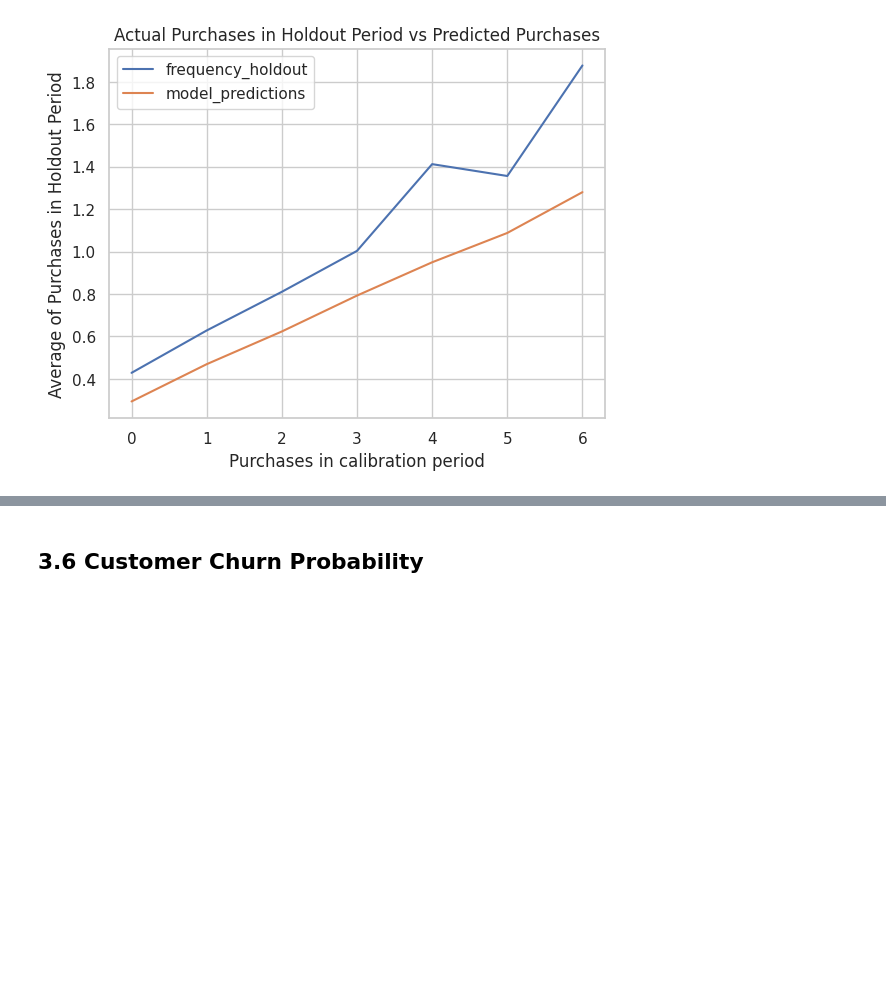
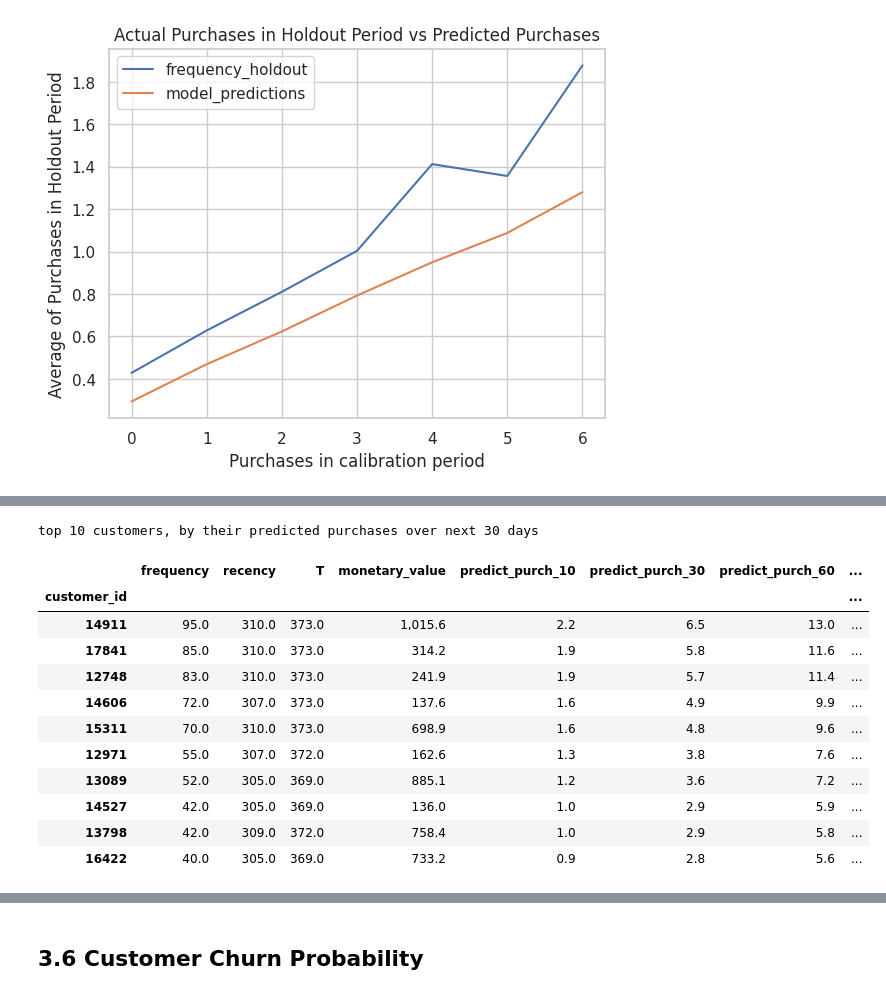
Before and after one commit to Nayoung-young/prj-ecommerce-ltv, a Jupyter notebook: e_commerce_LTV.ipynb, the cells around one changed output, grey strips where cells are left out. Drawn from its saved outputs; the diff is of its cells as text; code cells hidden in the pictures; blank space fills up the shorter version.

```diff
--- a/e_commerce_LTV.ipynb
+++ b/e_commerce_LTV.ipynb
@@ -1035,0 +919,4 @@ TypeError: ignored
+# %%
+df_sorted = df_LTV_03.sort_values(by = 'invoice_date', ascending = True)
+rows = df_sorted.shape[0]
+row_holdout = math.floor(rows*0.7)
@@ -1035,0 +1012,18 @@ TypeError: ignored
+# %%
+# top 10 customers over next 30 days
+print("top 10 customers, by their predicted purchases over next 30 days")
+rfm_train.sort_values(by="predict_purch_30", ascending=False).head(10)
+# %% [output]
+top 10 customers, by their predicted purchases over next 30 days
+|  | frequency | recency | T | monetary_value | predict_purch_10 | predict_purch_30 | predict_purch_60 | ... |
+| customer_id |  |  |  |  |  |  |  | ... |
+| 14911 | 95.0 | 310.0 | 373.0 | 1,015.6 | 2.2 | 6.5 | 13.0 | ... |
+| 17841 | 85.0 | 310.0 | 373.0 | 314.2 | 1.9 | 5.8 | 11.6 | ... |
+| 12748 | 83.0 | 310.0 | 373.0 | 241.9 | 1.9 | 5.7 | 11.4 | ... |
+| 14606 | 72.0 | 307.0 | 373.0 | 137.6 | 1.6 | 4.9 | 9.9 | ... |
+| 15311 | 70.0 | 310.0 | 373.0 | 698.9 | 1.6 | 4.8 | 9.6 | ... |
+| 12971 | 55.0 | 307.0 | 372.0 | 162.6 | 1.3 | 3.8 | 7.6 | ... |
+| 13089 | 52.0 | 305.0 | 369.0 | 885.1 | 1.2 | 3.6 | 7.2 | ... |
+| 14527 | 42.0 | 305.0 | 369.0 | 136.0 | 1.0 | 2.9 | 5.9 | ... |
+| 13798 | 42.0 | 309.0 | 372.0 | 758.4 | 1.0 | 2.9 | 5.8 | ... |
+| 16422 | 40.0 | 305.0 | 369.0 | 733.2 | 0.9 | 2.8 | 5.6 | ... |
```
Also changed, not shown: parts of 47 cells of this notebook.
